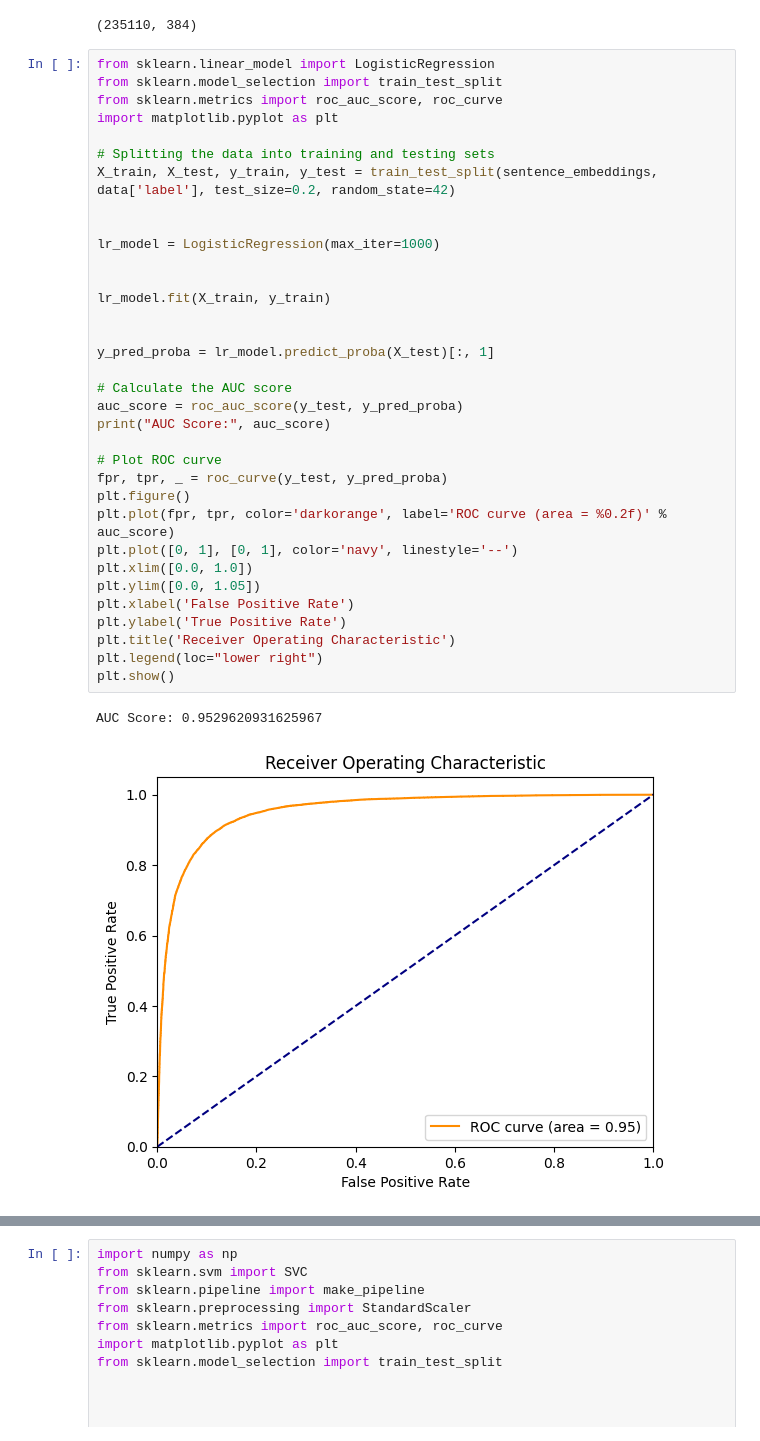
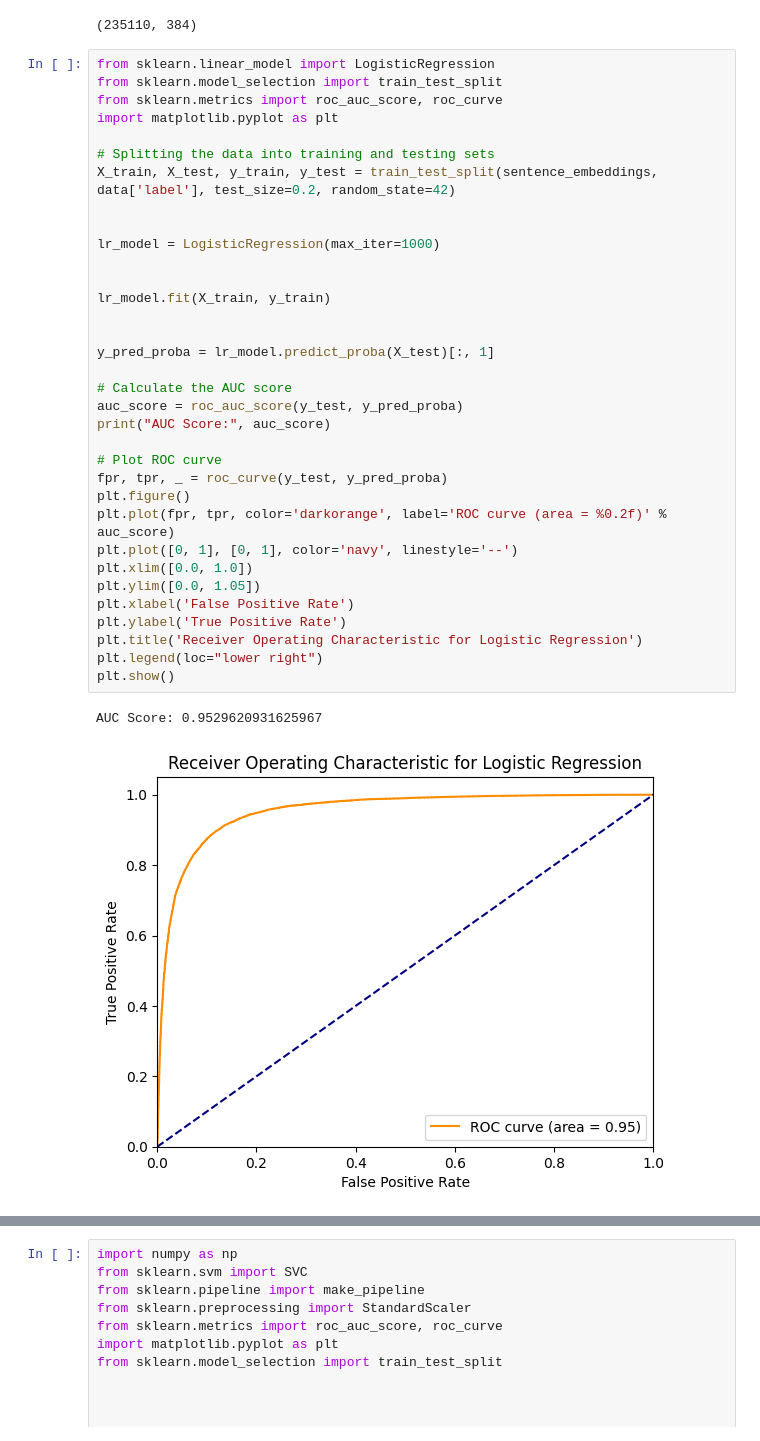
Before and after one commit to shiv3679/IDC409, a Jupyter notebook: models/model_eval.ipynb, the cells around one changed output, grey strips where cells are left out. Saved outputs shown, nothing was run; the diff lists cells and outputs as text.

```diff
--- a/models/model_eval.ipynb
+++ b/models/model_eval.ipynb
@@ -142,32 +142,32 @@ import matplotlib.pyplot as plt
 
 # Splitting the data into training and testing sets
 X_train, X_test, y_train, y_test = train_test_split(sentence_embeddings, data['label'], test_size=0.2, random_state=42)
 
 
 lr_model = LogisticRegression(max_iter=1000)
 
 
 lr_model.fit(X_train, y_train)
 
 
 y_pred_proba = lr_model.predict_proba(X_test)[:, 1]
 
 # Calculate the AUC score
 auc_score = roc_auc_score(y_test, y_pred_proba)
 print("AUC Score:", auc_score)
 
 # Plot ROC curve
 fpr, tpr, _ = roc_curve(y_test, y_pred_proba)
 plt.figure()
 plt.plot(fpr, tpr, color='darkorange', label='ROC curve (area = %0.2f)' % auc_score)
 plt.plot([0, 1], [0, 1], color='navy', linestyle='--')
 plt.xlim([0.0, 1.0])
 plt.ylim([0.0, 1.05])
 plt.xlabel('False Positive Rate')
 plt.ylabel('True Positive Rate')
-plt.title('Receiver Operating Characteristic')
+plt.title('Receiver Operating Characteristic for Logistic Regression')
 plt.legend(loc="lower right")
 plt.show()
 # %% [output]
 AUC Score: 0.9529620931625967
-[figure, old version]
+[figure, new version]
```
Also changed, not shown: parts of 8 cells of this notebook, 4 other files.
